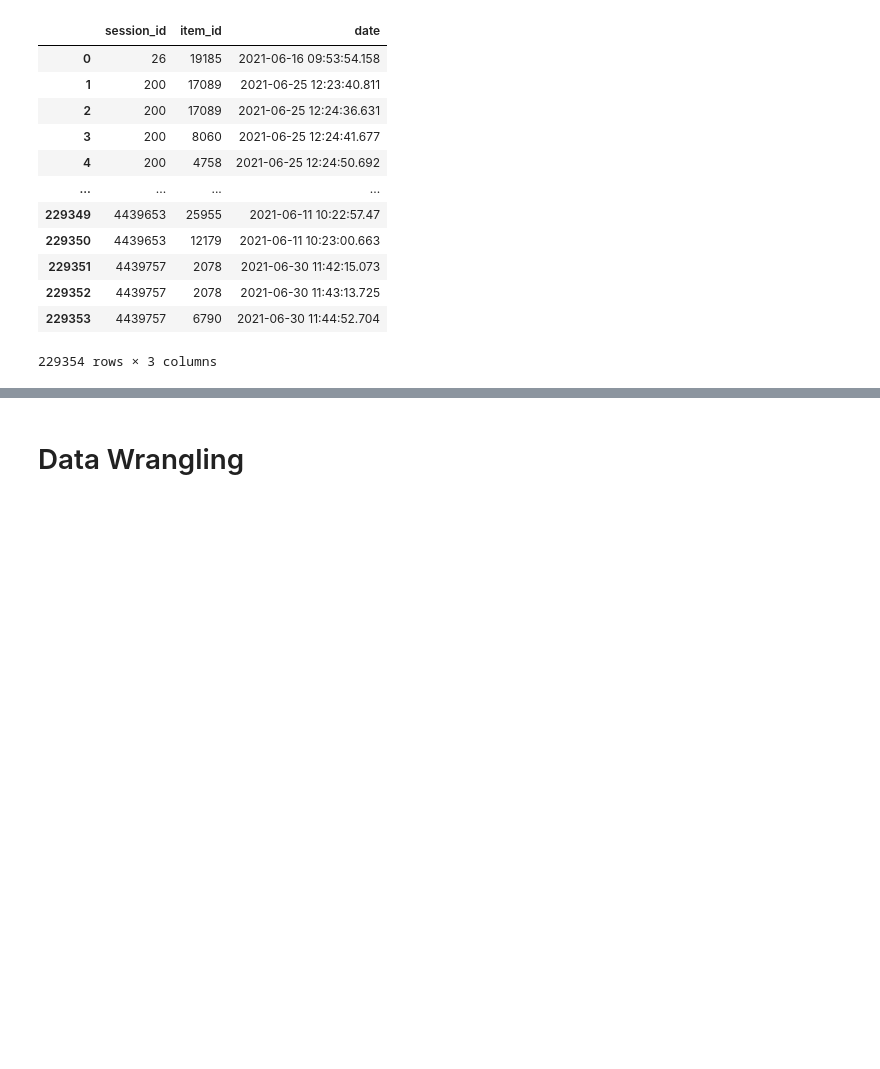
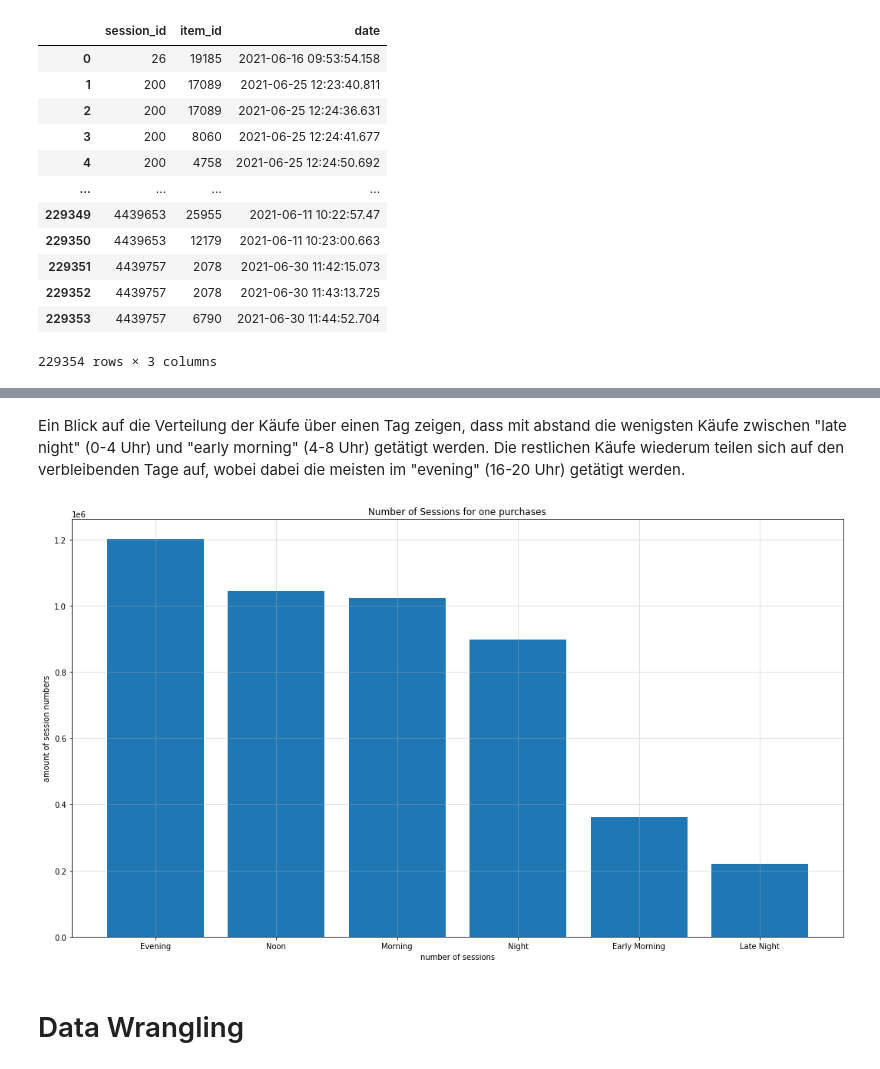
Before and after one commit to Ananassio/Data-Science_lab, a Jupyter notebook: Project/Data.ipynb, the cells around one changed output, grey strips where cells are left out. Saved outputs shown, nothing was run; the diff lists cells and outputs as text; code cells hidden in the pictures; blank space fills up the shorter version.

```diff
--- a/Project/Data.ipynb
+++ b/Project/Data.ipynb
@@ -194,3 +309,17 @@ test_leaderboard_sessions
+# %% [markdown]
+Ein Blick auf die Verteilung der Käufe über einen Tag zeigen, dass mit abstand die wenigsten Käufe zwischen "late night" (0-4 Uhr) und "early morning" (4-8 Uhr) getätigt werden. Die restlichen Käufe wiederum teilen sich auf den verbleibenden Tage auf, wobei dabei die meisten im "evening" (16-20 Uhr) getätigt werden.
+# %%
+# print the generated curve of the session ammounts
+fig, axes = plt.subplots(figsize=(18,10))
+
+axes.bar(t_purchase_times['part_of_day'].value_counts().index,t_purchase_times['part_of_day'].value_counts())
+
+axes.set_xlabel('number of sessions')
+axes.set_ylabel('amount of session numbers')
+axes.set_title('Number of Sessions for one purchases');
+axes.grid(alpha=0.5)
+# %% [output]
+[figure, added]
 # %% [markdown]
 # Data Wrangling
 # %% [markdown]
```
Also changed, not shown: parts of 22 cells of this notebook.
